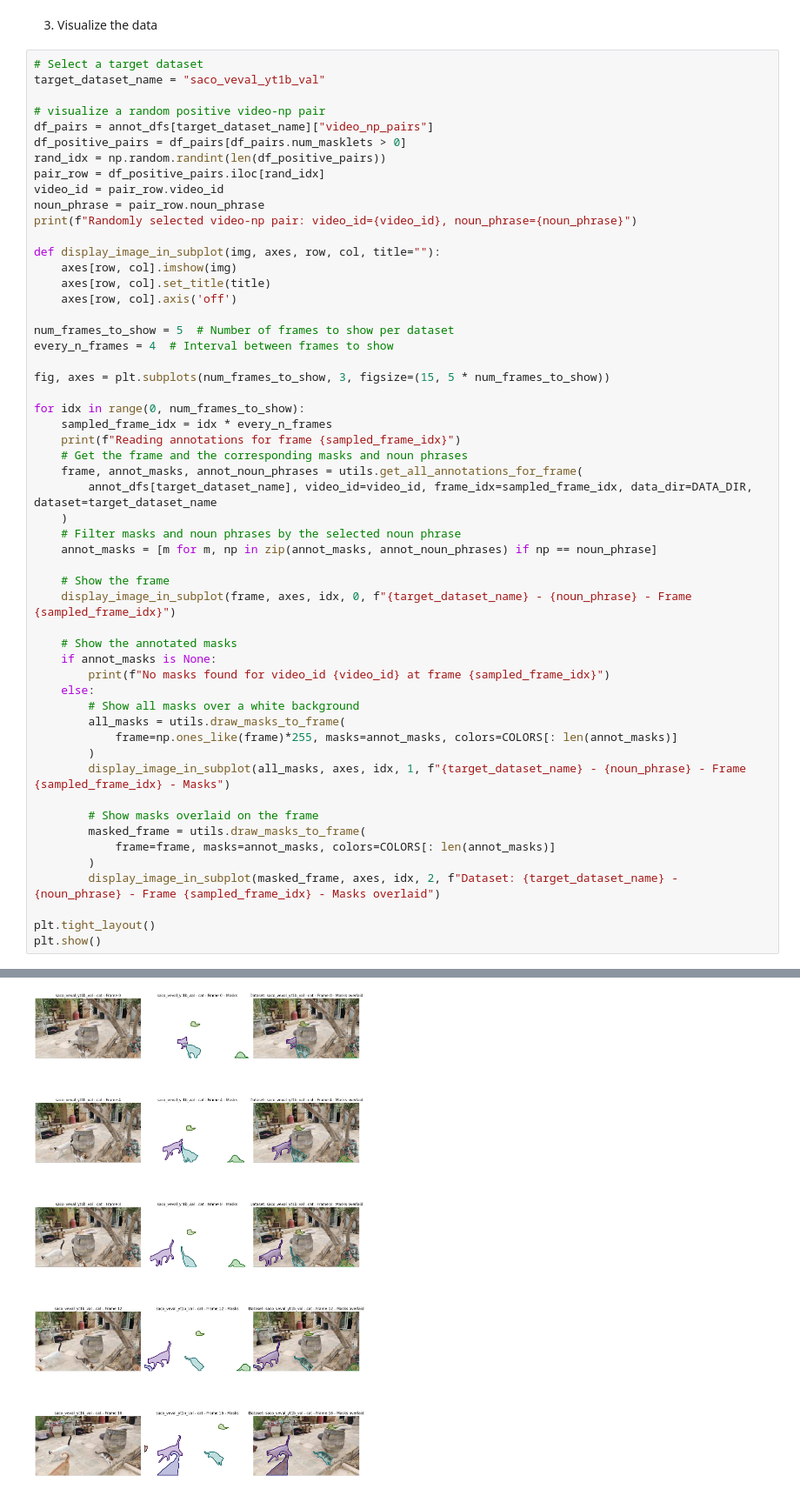
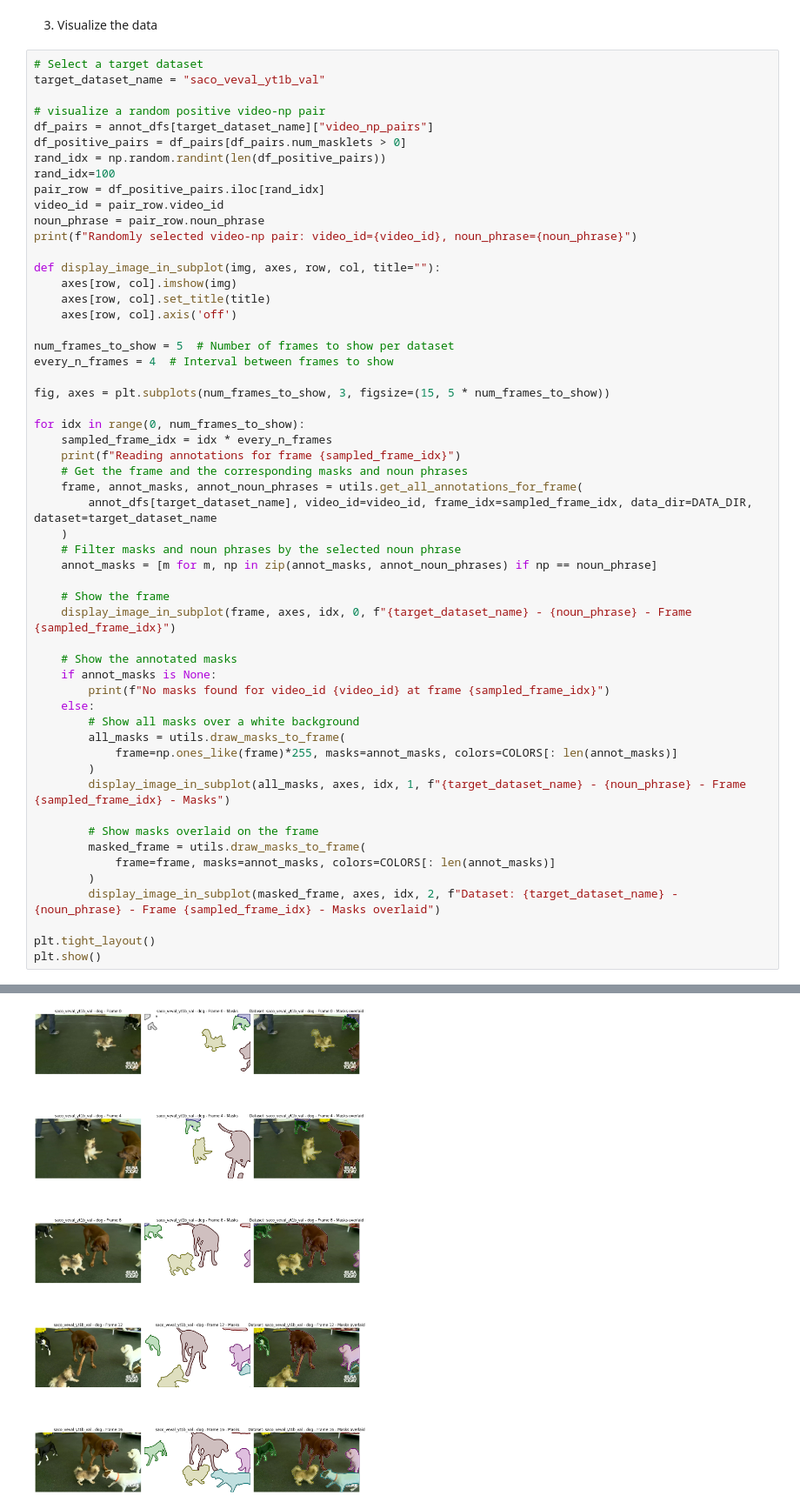
Before and after one commit to facebookresearch/sam3, a Jupyter notebook: examples/saco_veval_vis_example.ipynb, the cells around one changed output, grey strips where cells are left out. Shown at 87% size. Saved outputs shown, nothing was run; the diff lists cells and outputs as text.

```diff
--- a/examples/saco_veval_vis_example.ipynb
+++ b/examples/saco_veval_vis_example.ipynb
@@ -93,6 +93,7 @@ target_dataset_name = "saco_veval_yt1b_val"
 df_pairs = annot_dfs[target_dataset_name]["video_np_pairs"]
 df_positive_pairs = df_pairs[df_pairs.num_masklets > 0]
 rand_idx = np.random.randint(len(df_positive_pairs))
+rand_idx=100
 pair_row = df_positive_pairs.iloc[rand_idx]
 video_id = pair_row.video_id
 noun_phrase = pair_row.noun_phrase
@@ -144,6 +145,6 @@ Randomly selected video-np pair: video_id=157, noun_phrase=cat
 Reading annotations for frame 0
 Reading annotations for frame 4
 Reading annotations for frame 8
 Reading annotations for frame 12
 Reading annotations for frame 16
-[figure, old version]
+[figure, new version]
```
Also changed, not shown: parts of 1 cell of this notebook.
